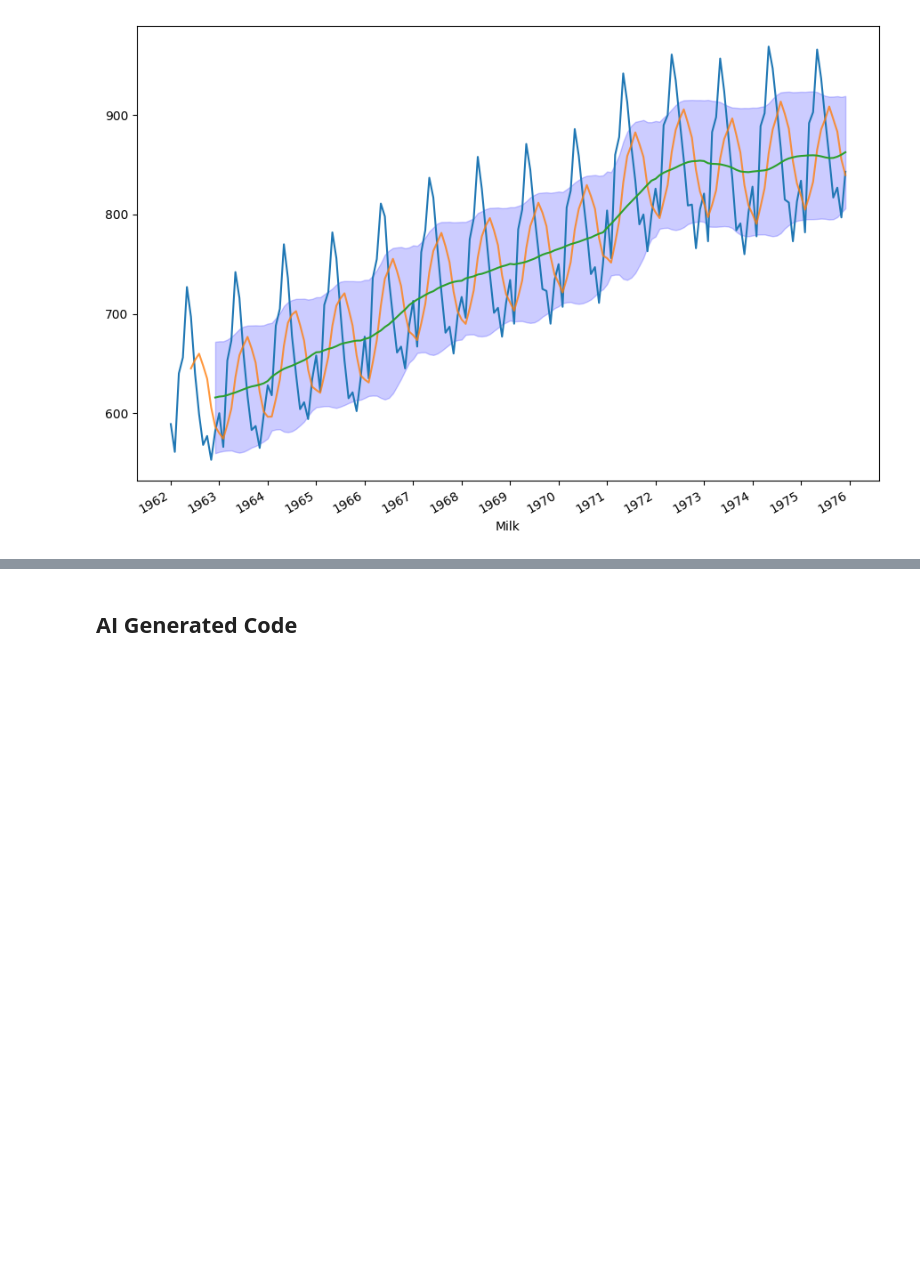
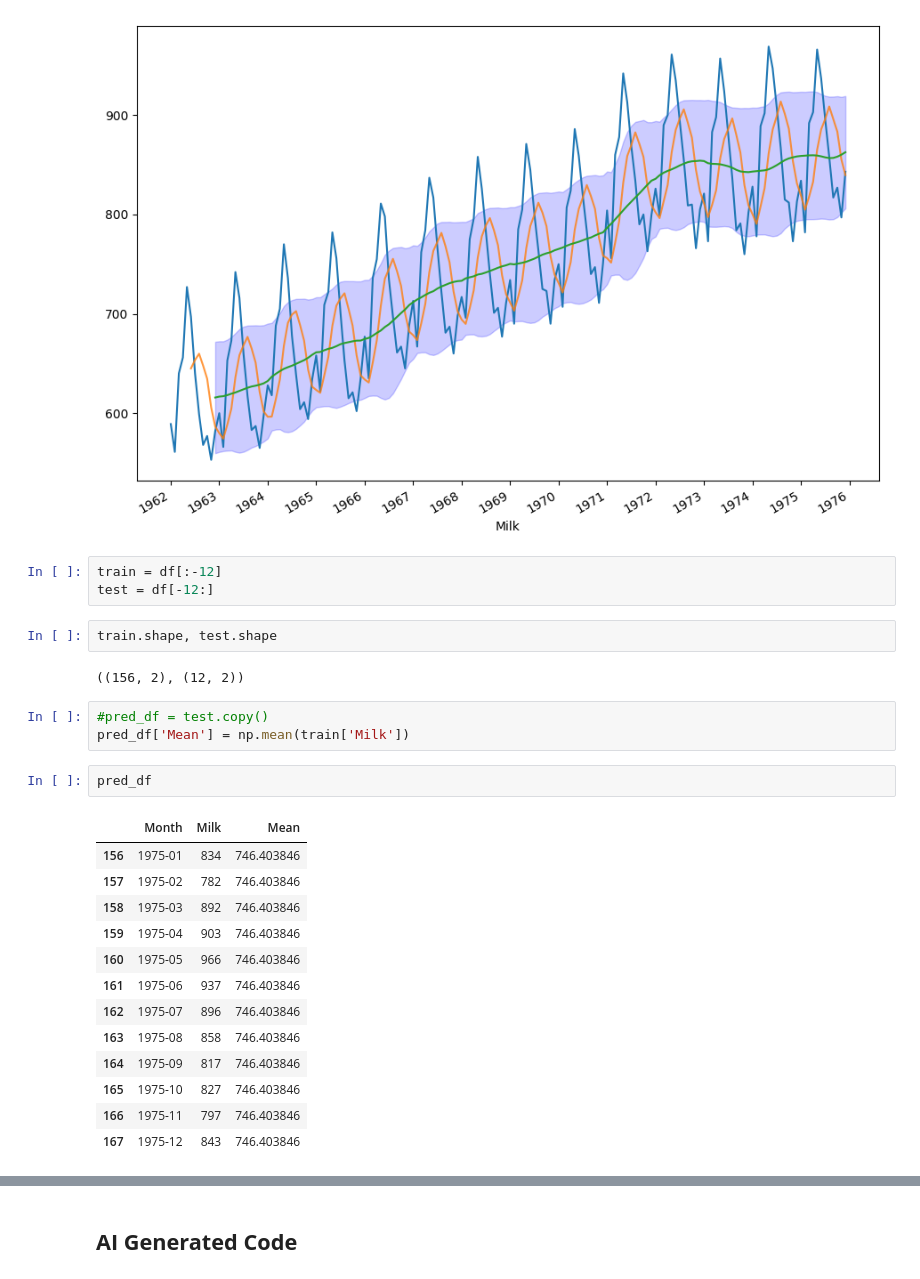
Before and after one commit to gkambasta/ML-Projects, a Jupyter notebook: Copy_of_StartTS1.ipynb, the cells around one changed output, grey strips where cells are left out. Saved outputs shown, nothing was run; the diff lists cells and outputs as text; blank space fills up the shorter version.

```diff
--- a/Copy_of_StartTS1.ipynb
+++ b/Copy_of_StartTS1.ipynb
@@ -69,3 +69,29 @@ fig.autofmt_xdate()
 fig.tight_layout()
 # %% [output]
 [figure]
+# %%
+train = df[:-12]
+test = df[-12:]
+# %%
+train.shape, test.shape
+# %% [output]
+((156, 2), (12, 2))
+# %%
+#pred_df = test.copy()
+pred_df['Mean'] = np.mean(train['Milk'])
+# %%
+pred_df
+# %% [output]
+|  | Month | Milk | Mean |
+| 156 | 1975-01 | 834 | 746.403846 |
+| 157 | 1975-02 | 782 | 746.403846 |
+| 158 | 1975-03 | 892 | 746.403846 |
+| 159 | 1975-04 | 903 | 746.403846 |
+| 160 | 1975-05 | 966 | 746.403846 |
+| 161 | 1975-06 | 937 | 746.403846 |
+| 162 | 1975-07 | 896 | 746.403846 |
+| 163 | 1975-08 | 858 | 746.403846 |
+| 164 | 1975-09 | 817 | 746.403846 |
+| 165 | 1975-10 | 827 | 746.403846 |
+| 166 | 1975-11 | 797 | 746.403846 |
+| 167 | 1975-12 | 843 | 746.403846 |
```
Also changed, not shown: parts of 2 cells of this notebook.
